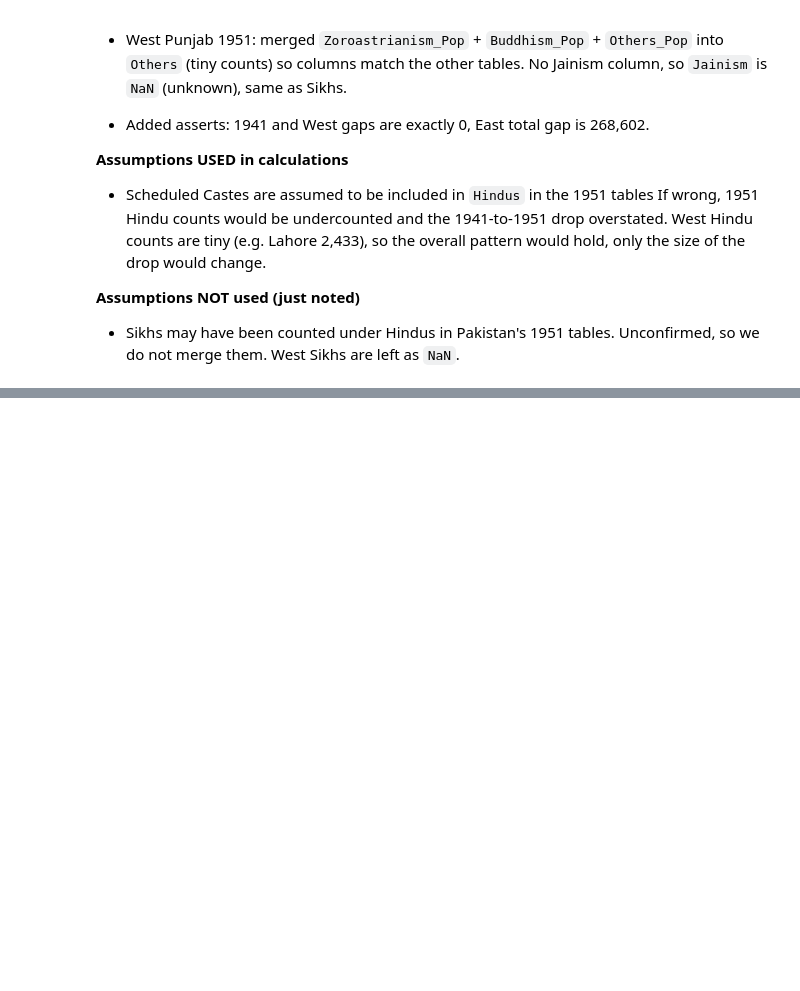
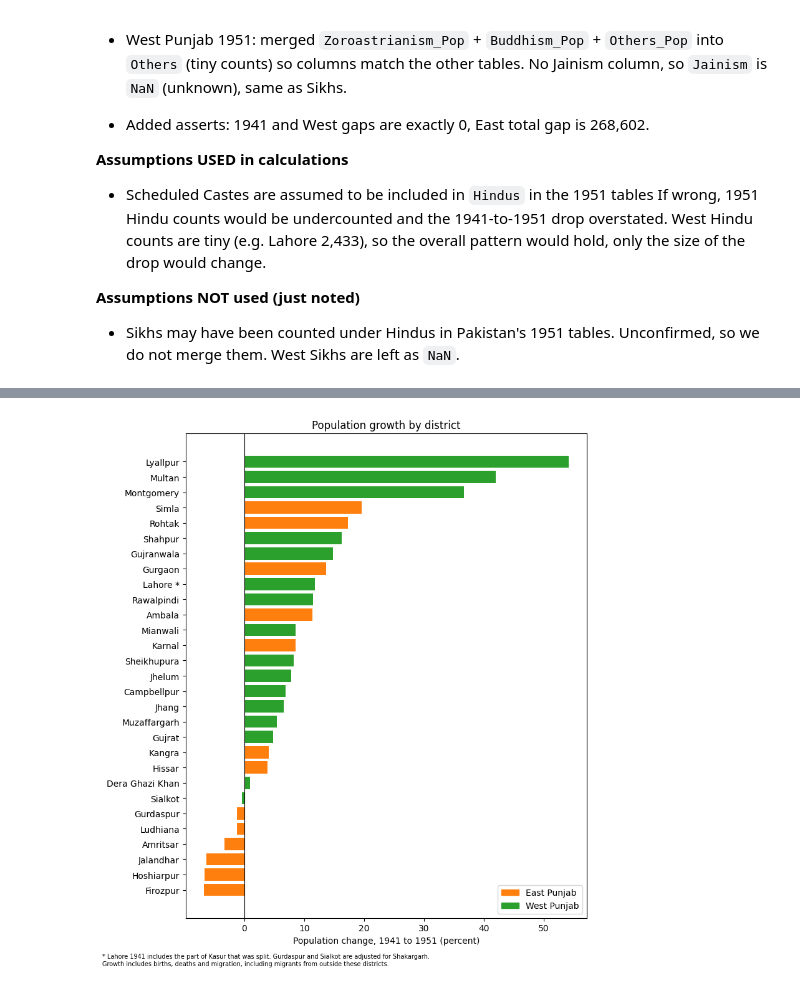
Before and after one commit to prabh9050/the-line-and-the-ledger, a Jupyter notebook: notebooks/02_eda_1941_vs_1951.ipynb, the cells around one changed output, grey strips where cells are left out. Saved outputs shown, nothing was run; the diff lists cells and outputs as text; code cells hidden in the pictures; blank space fills up the shorter version.

```diff
--- a/notebooks/02_eda_1941_vs_1951.ipynb
+++ b/notebooks/02_eda_1941_vs_1951.ipynb
@@ -247,0 +377,44 @@ assert east_census_1951['gap'].sum() == 268602
+# %%
+from matplotlib.patches import Patch
+
+east_names = list(east_census_1951['District'])
+
+# concatenate 1941 and 1951 population counts, then calculate growth percent and side
+population_1941 = census_1941[['District', 'Total Population']].rename(
+    columns={'Total Population': 'population_1941'})
+population_1951 = pd.concat([east_census_1951[['District', 'Total Population']],
+                             west_census_1951[['District', 'Total Population']]]).rename(
+    columns={'Total Population': 'population_1951'})
+
+growth = population_1941.merge(population_1951, on='District')
+
+# Calculate growth percent and side
+growth['growth_percent'] = ((growth['population_1951'] - growth['population_1941'])
+                            / growth['population_1941'] * 100)
+growth['side'] = np.where(growth['District'].isin(east_names), 'East Punjab', 'West Punjab')
+
+# marking districts that straddle the border with an asterisk
+boundary_districts = ['Lahore']
+growth['label'] = np.where(growth['District'].isin(boundary_districts),
+                           growth['District'] + ' *', growth['District'])
+
+# visualize growth percent by district, with East and West Punjab in different colors
+growth = growth.sort_values('growth_percent')
+bar_colors = np.where(growth['side'] == 'East Punjab', 'tab:orange', 'tab:green')
+
+plt.figure(figsize=(8, 9))
+plt.barh(growth['label'], growth['growth_percent'], color=bar_colors)
+plt.axvline(0, color='black', linewidth=0.8)
+plt.xlabel('Population change, 1941 to 1951 (percent)')
+plt.title('Population growth by district')
+plt.legend(handles=[Patch(color='tab:orange', label='East Punjab'),
+                    Patch(color='tab:green', label='West Punjab')])
+plt.figtext(0.01, 0.01,
+            '* Lahore 1941 includes the part of Kasur that was split. Gurdaspur and Sialkot are adjusted for Shakargarh.\n'
+            'Growth includes births, deaths and migration, including migrants from outside these districts.',
+            fontsize=7)
+plt.tight_layout(rect=[0, 0.03, 1, 1])
+plt.savefig(reports_folder / 'population_growth_by_district.png', dpi=300, bbox_inches='tight')
+plt.show()
+# %% [output]
+[figure, added]
```
Also changed, not shown: parts of 9 cells of this notebook, 8 other files.
